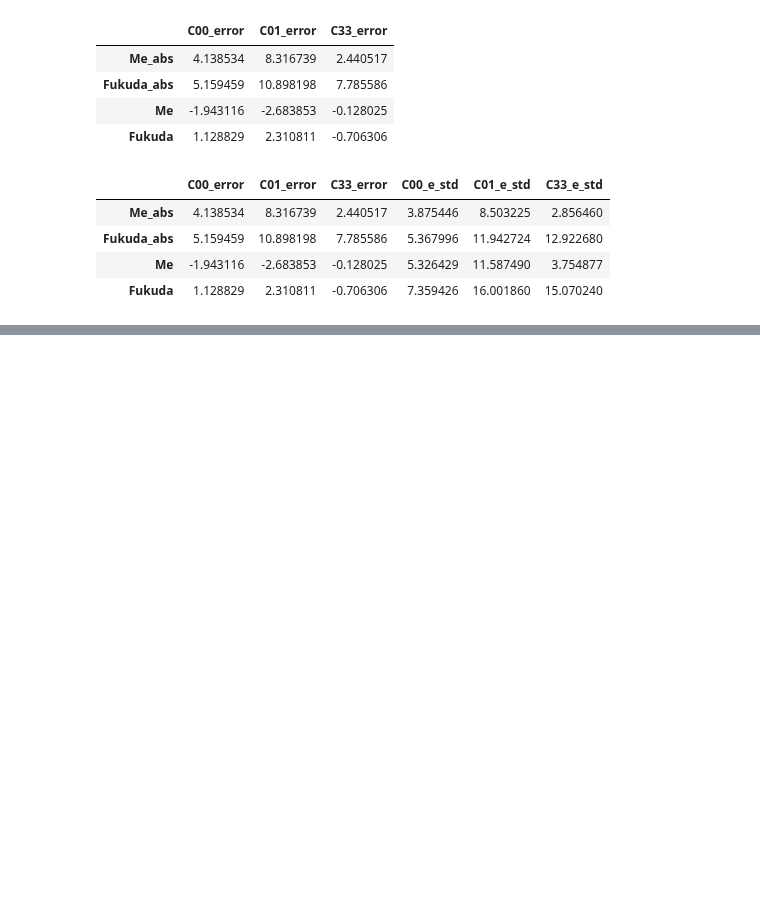
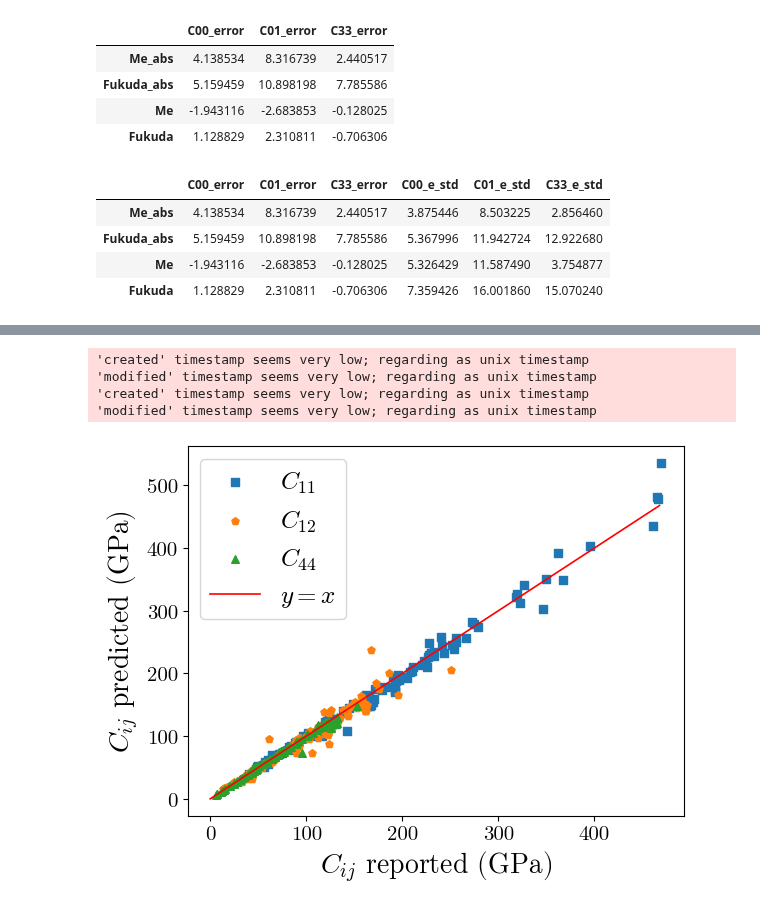
Before and after one commit to cubos-d/RUSpectroscopy_Tools, a Jupyter notebook: notebooks/look_cubic_model_fancy.ipynb, the cells around one changed output, grey strips where cells are left out. Cells and saved outputs as stored; diff of their text form; code cells hidden in the pictures; blank space fills up the shorter version.

```diff
--- a/notebooks/look_cubic_model_fancy.ipynb
+++ b/notebooks/look_cubic_model_fancy.ipynb
@@ -337,0 +376,20 @@ Text(0, 0.5, '$C_{44}$ predicted (GPa)')
+# %%
+fig_one = plt.figure()
+ax4 =fig_one.add_subplot(111)
+ref4 = range(int(max(df_reporte.T["C11_Reported(Gpa)"])))
+ax4.scatter(df_reporte.T["C11_Reported(Gpa)"], df_reporte.T["C11_Pred(Me)"], marker="s", s=30)
+ax4.scatter(df_reporte.T["C12_Reported(Gpa)"], df_reporte.T["C12_Pred(Me)"], marker="p", s=30)
+ax4.scatter(df_reporte.T["C44_Reported(Gpa)"], df_reporte.T["C44_Pred(Me)"], marker="^", s=30)
+ax4.plot(list(ref4), list(ref4), color = line_color)
+ax4.set_xlabel(r"$C_{ij}$ reported (GPa)", fontsize = labels_fontsize)
+ax4.set_ylabel(r"$C_{ij}$ predicted (GPa)", fontsize = labels_fontsize)
+ax4.tick_params(axis='x', labelsize=15)
+ax4.tick_params(axis='y', labelsize=15)
+ax4.legend([r"$C_{11}$", r"$C_{12}$", r"$C_{44}$", r"$y = x$"], fontsize = 18)
+plt.savefig("../Thesis_Docs/pictures/fig34_uni.pdf", bbox_inches="tight", pad_inches=0)
+# %% [output]
+'created' timestamp seems very low; regarding as unix timestamp
+'modified' timestamp seems very low; regarding as unix timestamp
+'created' timestamp seems very low; regarding as unix timestamp
+'modified' timestamp seems very low; regarding as unix timestamp
+[figure, added]
```
Also changed, not shown: parts of 7 cells of this notebook, 1 other file.
